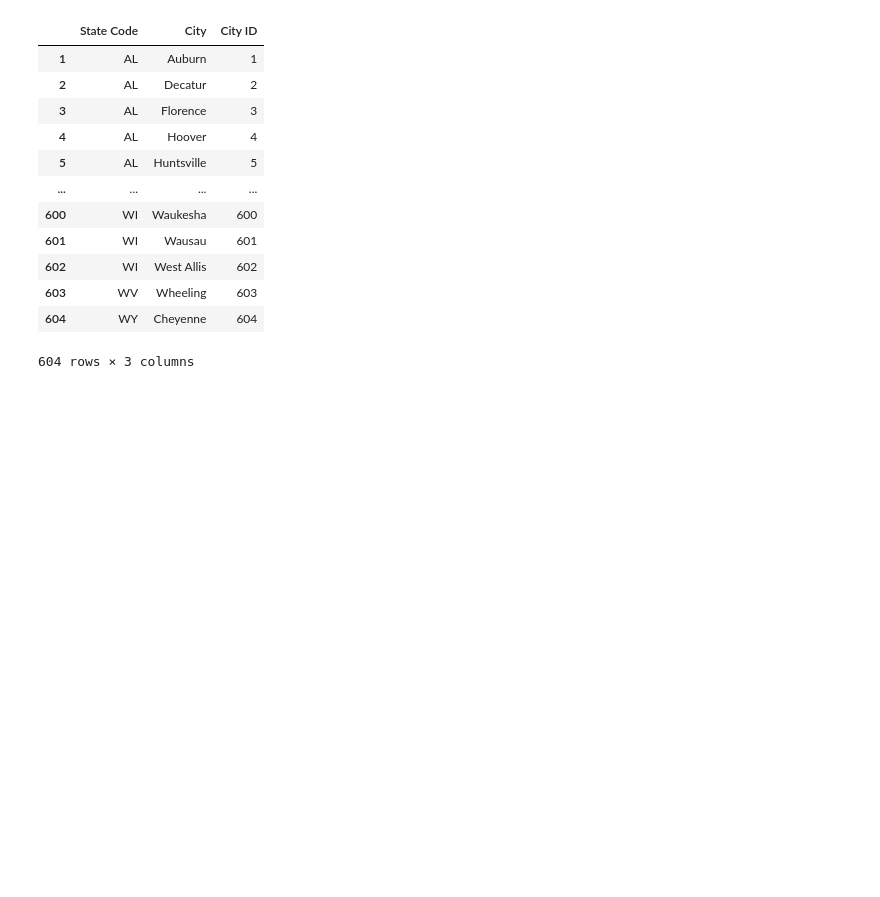
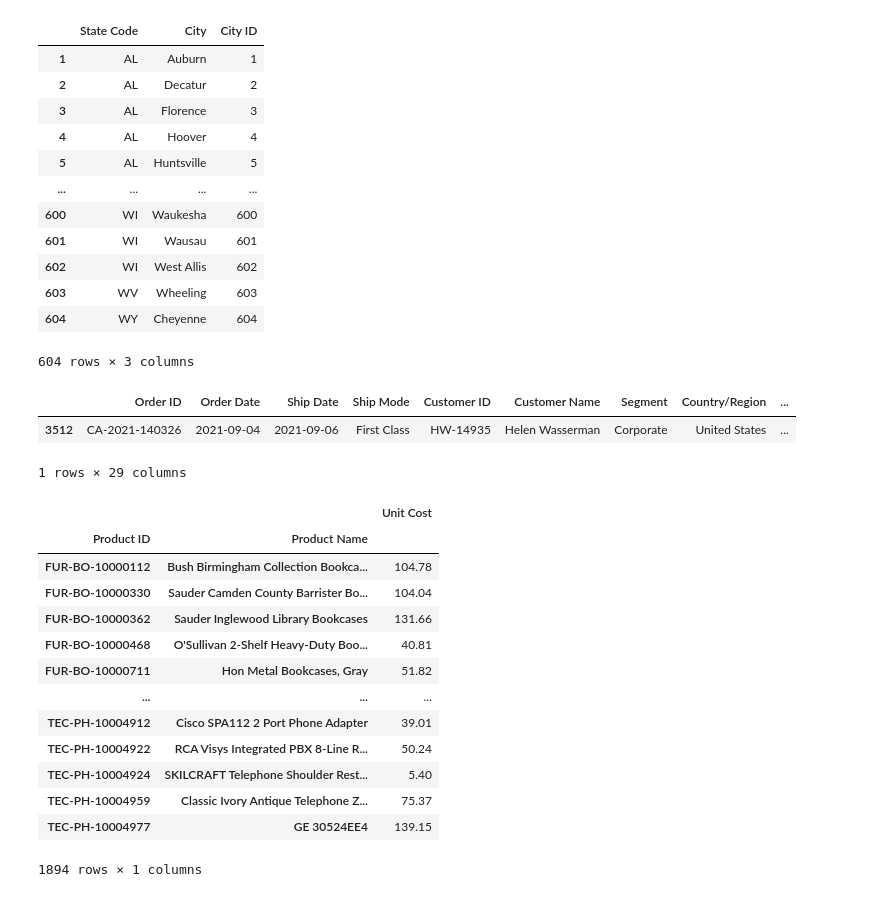
Before and after one commit to frogcoder/GBC_Fund_Data_Management, a Jupyter notebook: data_management_exercise1.ipynb, the cells around one changed output. Drawn from its saved outputs; the diff is of its cells as text; code cells hidden in the pictures; blank space fills up the shorter version.

```diff
--- a/data_management_exercise1.ipynb
+++ b/data_management_exercise1.ipynb
@@ -623,5 +681,30 @@ orders_df["City ID"] = orders_df.merge(cities, on=["State Code", "City"])["City
 # Export data/stores.csv
 # %%
 orders_df[["Postal Code", "City ID"]].value_counts().index.to_frame().set_index("Postal Code").to_csv("data/stores.csv", index_label="postal_code", header=["city_id"])
+# %%
+orders_df[orders_df["Product ID"] == "FUR-BO-10000112"]
+# %% [output]
+|  | Order ID | Order Date | Ship Date | Ship Mode | Customer ID | Customer Name | Segment | Country/Region | ... |
+| 3512 | CA-2021-140326 | 2021-09-04 | 2021-09-06 | First Class | HW-14935 | Helen Wasserman | Corporate | United States | ... |
+1 rows × 29 columns
+# %%
+normalized_unit_prices = orders_df[["Product ID", "Product Name", "Unit Price"]].groupby(["Product ID", "Product Name"]).mean().round(2)
+normalized_unit_costs = orders_df[["Product ID", "Product Name", "Unit Cost"]].groupby(["Product ID", "Product Name"]).mean().round(2)
+normalized_unit_costs
+# %% [output]
+|  |  | Unit Cost |
+| Product ID | Product Name |  |
+| FUR-BO-10000112 | Bush Birmingham Collection Bookca... | 104.78 |
+| FUR-BO-10000330 | Sauder Camden County Barrister Bo... | 104.04 |
+| FUR-BO-10000362 | Sauder Inglewood Library Bookcases | 131.66 |
+| FUR-BO-10000468 | O'Sullivan 2-Shelf Heavy-Duty Boo... | 40.81 |
+| FUR-BO-10000711 | Hon Metal Bookcases, Gray | 51.82 |
+| ... | ... | ... |
+| TEC-PH-10004912 | Cisco SPA112 2 Port Phone Adapter | 39.01 |
+| TEC-PH-10004922 | RCA Visys Integrated PBX 8-Line R... | 50.24 |
+| TEC-PH-10004924 | SKILCRAFT Telephone Shoulder Rest... | 5.40 |
+| TEC-PH-10004959 | Classic Ivory Antique Telephone Z... | 75.37 |
+| TEC-PH-10004977 | GE 30524EE4 | 139.15 |
+1894 rows × 1 columns
 # %%
 # Export data/products.csv
```
Also changed, not shown: parts of 9 cells of this notebook.
